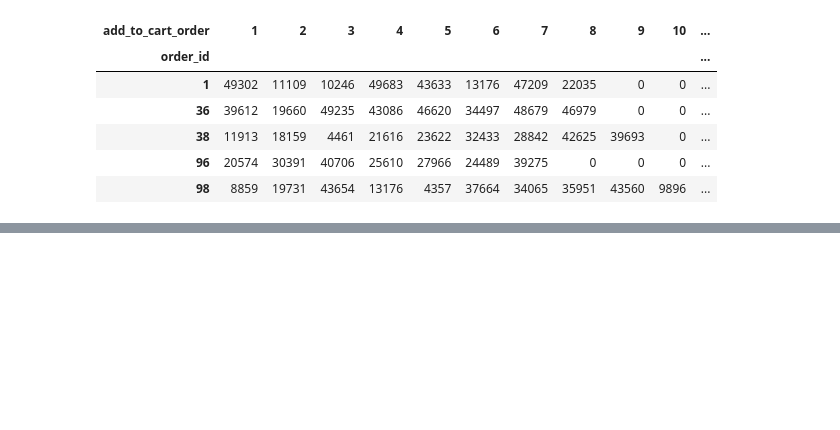
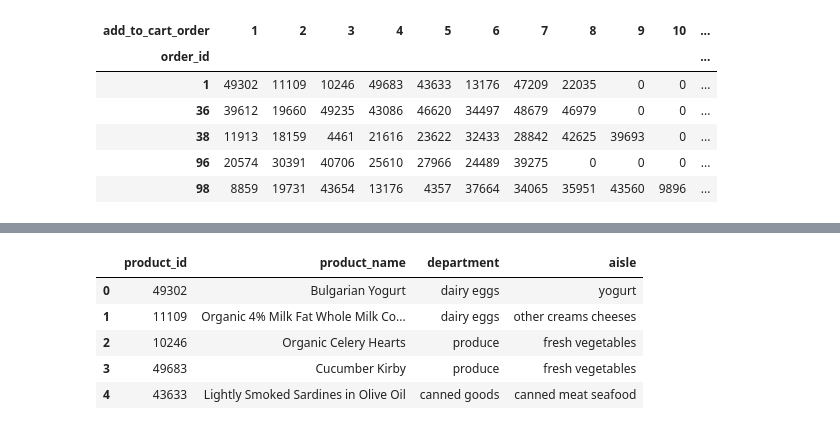
Before and after one commit to rossrco/analyses, a Jupyter notebook: instacart/instacart.ipynb, the cells around one changed output, grey strips where cells are left out. Cells and saved outputs as stored; diff of their text form; code cells hidden in the pictures; blank space fills up the shorter version.

```diff
--- a/instacart/instacart.ipynb
+++ b/instacart/instacart.ipynb
@@ -87,0 +118,9 @@ order_products_train_pivot.head()
+# %%
+products_by_department.head()
+# %% [output]
+|  | product_id | product_name | department | aisle |
+| 0 | 49302 | Bulgarian Yogurt | dairy eggs | yogurt |
+| 1 | 11109 | Organic 4% Milk Fat Whole Milk Co... | dairy eggs | other creams cheeses |
+| 2 | 10246 | Organic Celery Hearts | produce | fresh vegetables |
+| 3 | 49683 | Cucumber Kirby | produce | fresh vegetables |
+| 4 | 43633 | Lightly Smoked Sardines in Olive Oil | canned goods | canned meat seafood |
```
Also changed, not shown: parts of 4 cells of this notebook.
